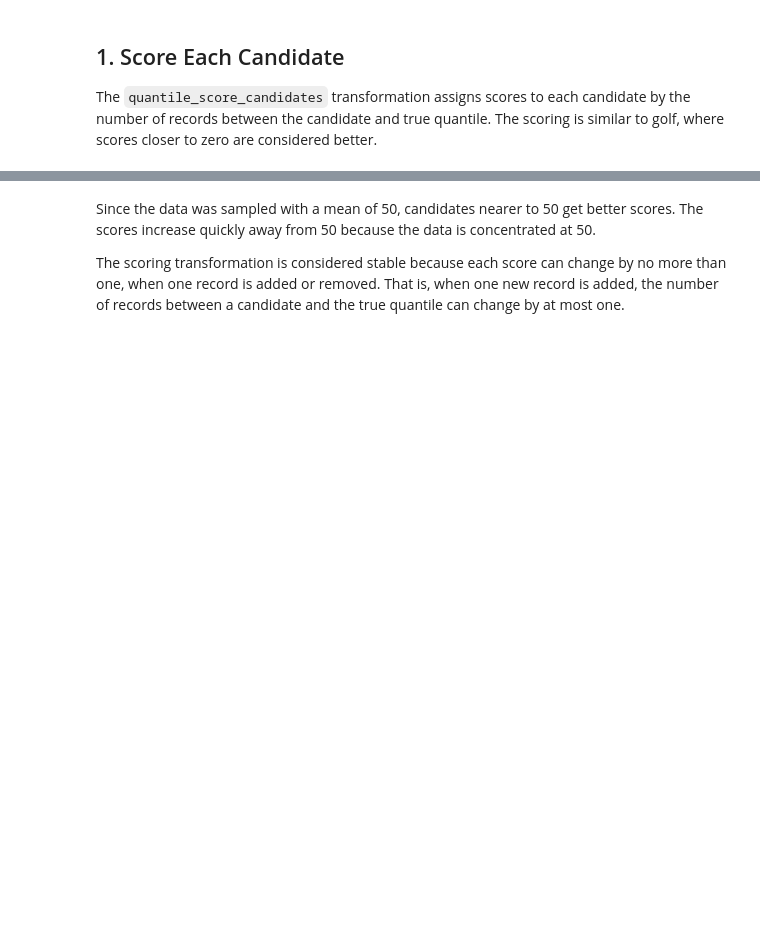
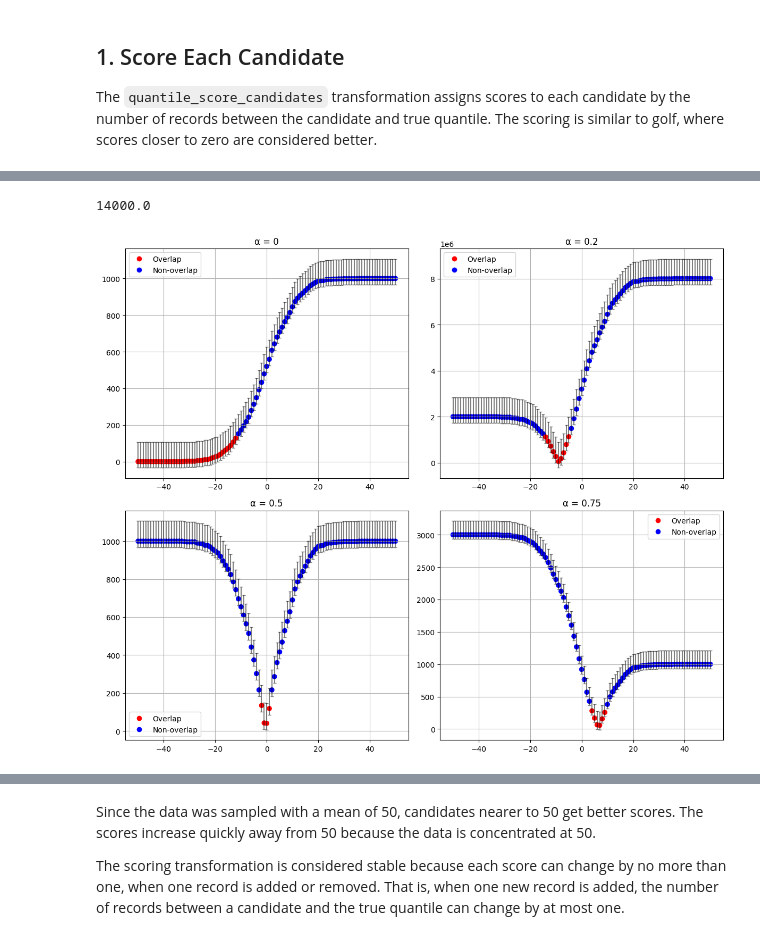
Before and after one commit to InseeFrLab/diff-privacy-OpenDP, a Jupyter notebook: intro_opendp/exponential-mechanism-quantiles.ipynb, the cells around one changed output, grey strips where cells are left out. Drawn from its saved outputs; the diff is of its cells as text; code cells hidden in the pictures; blank space fills up the shorter version.

```diff
--- a/intro_opendp/exponential-mechanism-quantiles.ipynb
+++ b/intro_opendp/exponential-mechanism-quantiles.ipynb
@@ -62,0 +137,74 @@ plt.scatter(candidates, scores);
+# %%
+space = dp.vector_domain(dp.atom_domain(T=float, nan=False)), dp.symmetric_distance()
+candidates = np.linspace(-50, 50, 101).tolist()
+
+
+scale = dp.binary_search_param(
+            lambda s: space
+        # 1. transformation: compute a score for each candidate
+        >> dp.t.then_quantile_score_candidates(candidates, alpha=alpha)
+        # 2. measurement: privately select the index of the best score
+        >> dp.m.then_report_noisy_max_gumbel(scale=s, optimize="min"),
+            d_in=1, d_out=1)
+print(scale)
+# %% [output]
+14000.0
+# %%
+import matplotlib.pyplot as plt
+import numpy as np
+from scipy.stats import gumbel_r
+
+np.random.seed(123)
+
+data = np.random.normal(scale=10, size=1000)
+
+list_alpha = [0, 0.2, 0.5, 0.75]
+list_sensibilite = [1, 8000, 1, 2]
+candidates = np.linspace(-50, 50, 101).tolist()
+epsilon = 0.1
+
+fig, axs = plt.subplots(2, 2, figsize=(12, 10))
+
+for i, ax in enumerate(axs.flat):
+    # Score pour alpha courant
+    t_median_scores = dp.t.make_quantile_score_candidates(
+        dp.vector_domain(dp.atom_domain(T=float, nan=False)),
+        dp.symmetric_distance(),
+        candidates,
+        alpha=list_alpha[i])
+
+    scores = t_median_scores(data)
+    low_q, high_q = gumbel_r.ppf([0.005, 0.995], loc=0, scale=2 * list_sensibilite[i] / epsilon)
+
+    lower = scores + low_q
+    upper = scores + high_q
+
+    # Trouver l’indice du score minimal
+    min_idx = np.argmin(scores)
+    min_lower = lower[min_idx]
+    min_upper = upper[min_idx]
+
+    # Déterminer la couleur de chaque point
+    colors = []
+    for l, u in zip(lower, upper):
+        if not (u < min_lower or l > min_upper):
+            colors.append('red')  # intervalle touche celui du minimum
+        else:
+            colors.append('blue')
+
+    # Tracé avec couleurs personnalisées
+    ax.scatter(candidates, scores, c=colors, label='Scores')
+    ax.errorbar(candidates, scores, yerr=[scores - lower, upper - scores],
+                fmt='none', capsize=2, color='black', alpha = 0.5)
+
+    ax.set_title(f"α = {list_alpha[i]}")
+    ax.grid(True)
+    ax.legend(handles=[
+        plt.Line2D([0], [0], marker='o', color='w', label='Overlap', markerfacecolor='red', markersize=8),
+        plt.Line2D([0], [0], marker='o', color='w', label='Non-overlap', markerfacecolor='blue', markersize=8)
+    ])
+
+plt.tight_layout()
+plt.show()
+# %% [output]
+[figure, added]
```
Also changed, not shown: parts of 15 cells of this notebook, 1 other file.
